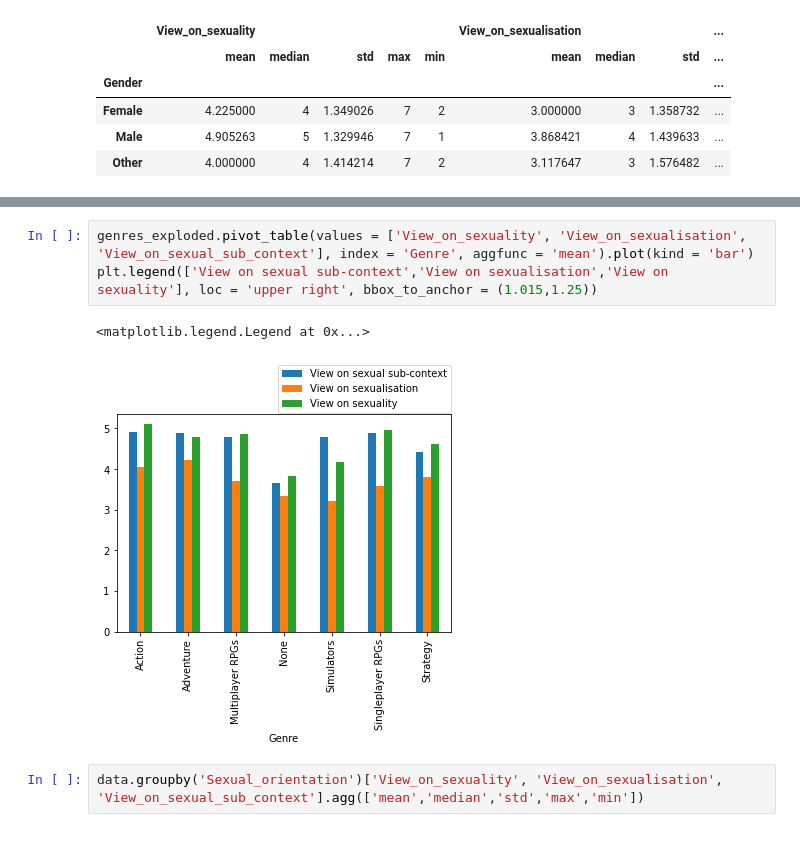
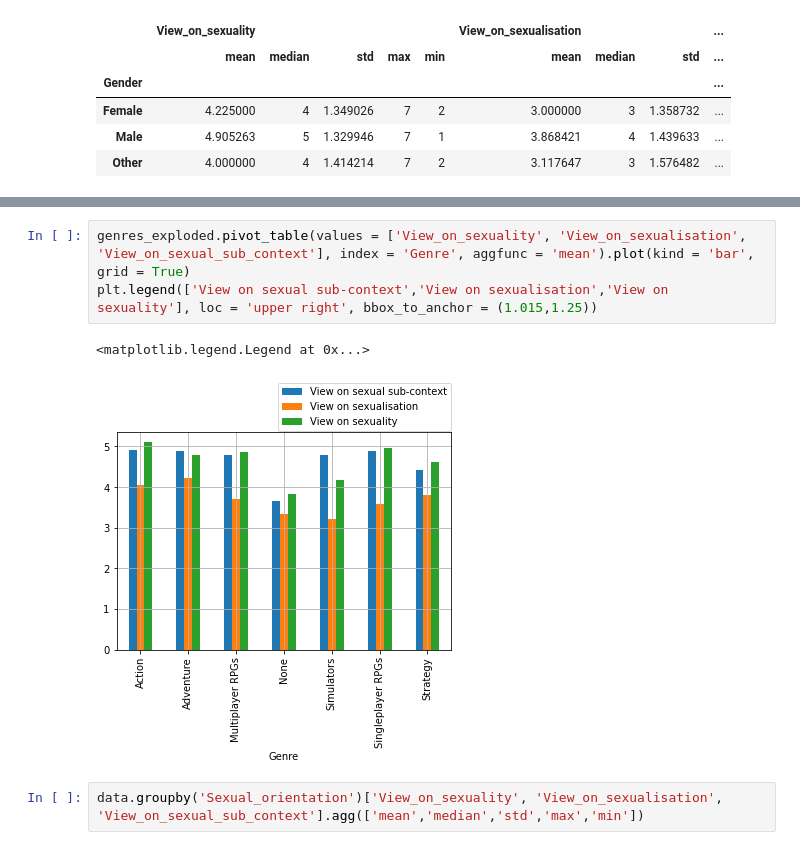
Before and after one commit to DenysMelnyk6/Sexuality-in-Video-games, a Jupyter notebook: Sexuality_analysis.ipynb, the cells around one changed output, grey strips where cells are left out. Cells and saved outputs as stored; diff of their text form.

```diff
--- a/Sexuality_analysis.ipynb
+++ b/Sexuality_analysis.ipynb
@@ -400,9 +400,9 @@ plt.legend(['View on sexual sub-context','View on sexualisation','View on sexual
 # %%
-genres_exploded.pivot_table(values = ['View_on_sexuality', 'View_on_sexualisation', 'View_on_sexual_sub_context'], index = 'Genre', aggfunc = 'mean').plot(kind = 'bar')
+genres_exploded.pivot_table(values = ['View_on_sexuality', 'View_on_sexualisation', 'View_on_sexual_sub_context'], index = 'Genre', aggfunc = 'mean').plot(kind = 'bar', grid = True)
 plt.legend(['View on sexual sub-context','View on sexualisation','View on sexuality'], loc = 'upper right', bbox_to_anchor = (1.015,1.25))
 # %% [output]
 <matplotlib.legend.Legend at 0x...>
-[figure, old version]
+[figure, new version]
 # %%
 data.groupby('Sexual_orientation')['View_on_sexuality', 'View_on_sexualisation', 'View_on_sexual_sub_context'].agg(['mean','median','std','max','min'])
 # %% [output]
```
Also changed, not shown: parts of 11 cells of this notebook.
